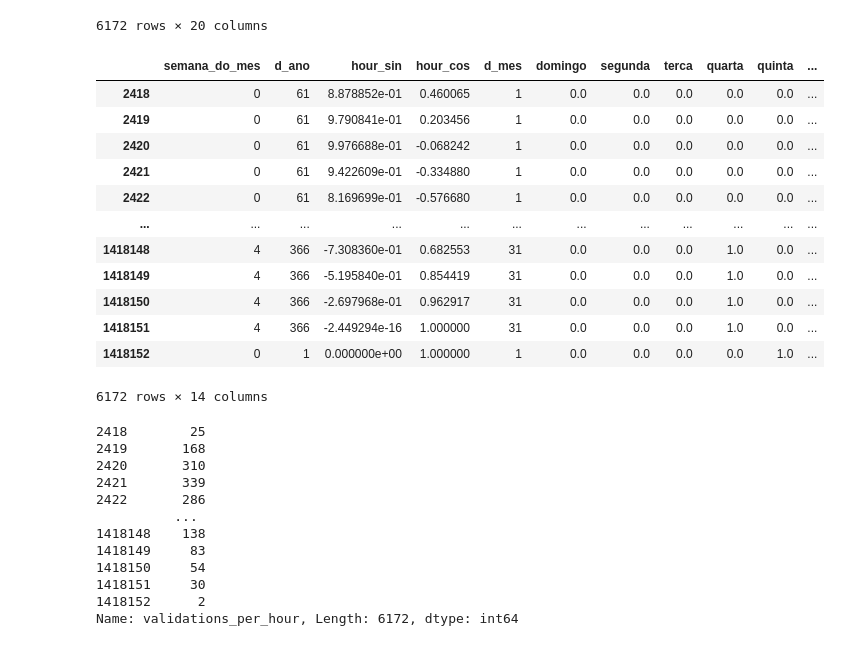
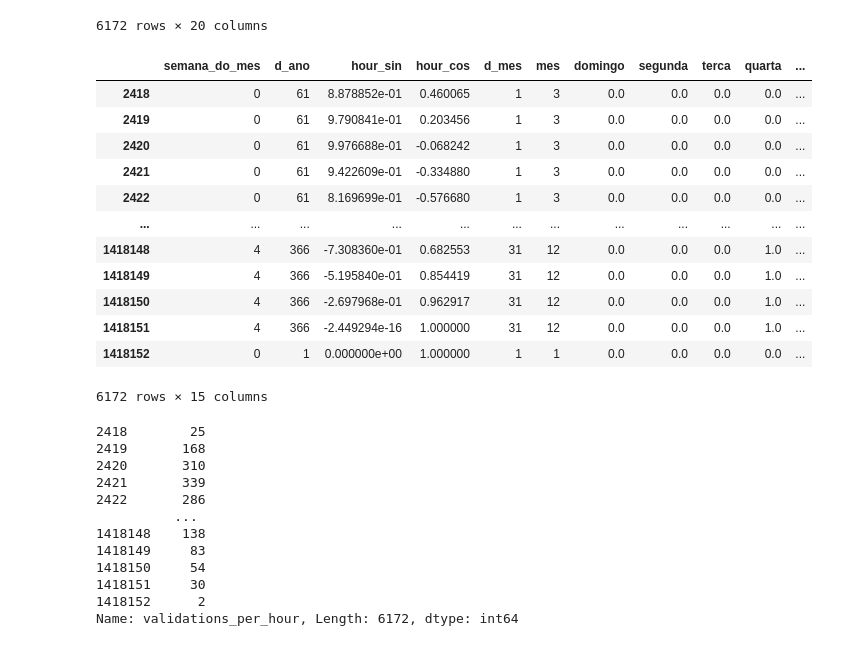
Before and after one commit to medeirosvictor/ds-mobilidade-urbana-fortaleza, a Jupyter notebook: PrevEmbarque-TradicionalSimples-SemSerieTemporal.ipynb, the cells around one changed output. Saved outputs shown, nothing was run; the diff lists cells and outputs as text; code cells hidden in the pictures.

```diff
--- a/PrevEmbarque-TradicionalSimples-SemSerieTemporal.ipynb
+++ b/PrevEmbarque-TradicionalSimples-SemSerieTemporal.ipynb
@@ -66,15 +66,15 @@ vesperas = [
 data = pd.read_csv('./df_input.csv', sep=';', delimiter=';')
 
 busline_filter = 41
-data_model = data.loc[data['linha'] == busline_filter]
-encoded_model_data = data_model.copy()
+data_model = data.copy()
 
 one_hot_encoder = OneHotEncoder(sparse=False)
 
-encoded_model_data[['domingo','segunda', 'terca', 'quarta', 'quinta', 'sexta', 'sabado']] = one_hot_encoder.fit_transform(data_model['d_semana'].values.reshape(-1,1))
-encoded_model_data['feriado'] = [1 if any((x[0] == d and x[1] == m) for (_, d, m) in feriados) else 0 for x in list(zip(encoded_model_data.d_mes, encoded_model_data.mes))]
-encoded_model_data['vespera_feriado'] = [1 if any((x[0] == d and x[1] == m) for (_, d, m) in vesperas) else 0 for x in list(zip(encoded_model_data.d_mes, encoded_model_data.mes))]
+data_model[['domingo','segunda', 'terca', 'quarta', 'quinta', 'sexta', 'sabado']] = one_hot_encoder.fit_transform(data_model['d_semana'].values.reshape(-1,1))
+data_model['feriado'] = [1 if any((x[0] == d and x[1] == m) for (_, d, m) in feriados) else 0 for x in list(zip(data_model.d_mes, data_model.mes))]
+data_model['vespera_feriado'] = [1 if any((x[0] == d and x[1] == m) for (_, d, m) in vesperas) else 0 for x in list(zip(data_model.d_mes, data_model.mes))]
 
+encoded_model_data = data_model.loc[data['linha'] == busline_filter].copy()
 display(encoded_model_data)
 # %% [output]
 |  | linha | data_hora | validations_per_hour | d_semana | hour_sin | hour_cos | hora | d_mes | d_ano | ... |
@@ -91,24 +91,24 @@ display(encoded_model_data)
 | 1418152 | 41 | 2021-01-01 00:00:00 | 2 | 4 | 0.000000e+00 | 1.000000 | 0 | 1 | 1 | ... |
 6172 rows × 20 columns
 # %%
-X = encoded_model_data.filter(['semana_do_mes', 'd_ano', 'hour_sin', 'hour_cos', 'd_mes', 'domingo','segunda', 'terca', 'quarta', 'quinta', 'sexta', 'sabado', 'feriado', 'vespera_feriado'], axis=1)
+X = encoded_model_data.filter(['semana_do_mes', 'd_ano', 'hour_sin', 'hour_cos', 'd_mes', 'mes', 'domingo','segunda', 'terca', 'quarta', 'quinta', 'sexta', 'sabado', 'feriado', 'vespera_feriado'], axis=1)
 y = encoded_model_data.validations_per_hour
 display(X)
 display(y)
 # %% [output]
-|  | semana_do_mes | d_ano | hour_sin | hour_cos | d_mes | domingo | segunda | terca | quarta | quinta | ... |
-| 2418 | 0 | 61 | 8.878852e-01 | 0.460065 | 1 | 0.0 | 0.0 | 0.0 | 0.0 | 0.0 | ... |
-| 2419 | 0 | 61 | 9.790841e-01 | 0.203456 | 1 | 0.0 | 0.0 | 0.0 | 0.0 | 0.0 | ... |
-| 2420 | 0 | 61 | 9.976688e-01 | -0.068242 | 1 | 0.0 | 0.0 | 0.0 | 0.0 | 0.0 | ... |
-| 2421 | 0 | 61 | 9.422609e-01 | -0.334880 | 1 | 0.0 | 0.0 | 0.0 | 0.0 | 0.0 | ... |
-| 2422 | 0 | 61 | 8.169699e-01 | -0.576680 | 1 | 0.0 | 0.0 | 0.0 | 0.0 | 0.0 | ... |
+|  | semana_do_mes | d_ano | hour_sin | hour_cos | d_mes | mes | domingo | segunda | terca | quarta | ... |
+| 2418 | 0 | 61 | 8.878852e-01 | 0.460065 | 1 | 3 | 0.0 | 0.0 | 0.0 | 0.0 | ... |
+| 2419 | 0 | 61 | 9.790841e-01 | 0.203456 | 1 | 3 | 0.0 | 0.0 | 0.0 | 0.0 | ... |
+| 2420 | 0 | 61 | 9.976688e-01 | -0.068242 | 1 | 3 | 0.0 | 0.0 | 0.0 | 0.0 | ... |
+| 2421 | 0 | 61 | 9.422609e-01 | -0.334880 | 1 | 3 | 0.0 | 0.0 | 0.0 | 0.0 | ... |
+| 2422 | 0 | 61 | 8.169699e-01 | -0.576680 | 1 | 3 | 0.0 | 0.0 | 0.0 | 0.0 | ... |
 | ... | ... | ... | ... | ... | ... | ... | ... | ... | ... | ... | ... |
-| 1418148 | 4 | 366 | -7.308360e-01 | 0.682553 | 31 | 0.0 | 0.0 | 0.0 | 1.0 | 0.0 | ... |
-| 1418149 | 4 | 366 | -5.195840e-01 | 0.854419 | 31 | 0.0 | 0.0 | 0.0 | 1.0 | 0.0 | ... |
-| 1418150 | 4 | 366 | -2.697968e-01 | 0.962917 | 31 | 0.0 | 0.0 | 0.0 | 1.0 | 0.0 | ... |
-| 1418151 | 4 | 366 | -2.449294e-16 | 1.000000 | 31 | 0.0 | 0.0 | 0.0 | 1.0 | 0.0 | ... |
-| 1418152 | 0 | 1 | 0.000000e+00 | 1.000000 | 1 | 0.0 | 0.0 | 0.0 | 0.0 | 1.0 | ... |
+| 1418148 | 4 | 366 | -7.308360e-01 | 0.682553 | 31 | 12 | 0.0 | 0.0 | 0.0 | 1.0 | ... |
+| 1418149 | 4 | 366 | -5.195840e-01 | 0.854419 | 31 | 12 | 0.0 | 0.0 | 0.0 | 1.0 | ... |
+| 1418150 | 4 | 366 | -2.697968e-01 | 0.962917 | 31 | 12 | 0.0 | 0.0 | 0.0 | 1.0 | ... |
+| 1418151 | 4 | 366 | -2.449294e-16 | 1.000000 | 31 | 12 | 0.0 | 0.0 | 0.0 | 1.0 | ... |
+| 1418152 | 0 | 1 | 0.000000e+00 | 1.000000 | 1 | 1 | 0.0 | 0.0 | 0.0 | 0.0 | ... |
-6172 rows × 14 columns
+6172 rows × 15 columns
 2418        25
 2419       168
 2420       310
```
Also changed, not shown: parts of 7 cells of this notebook, 3 other files.
